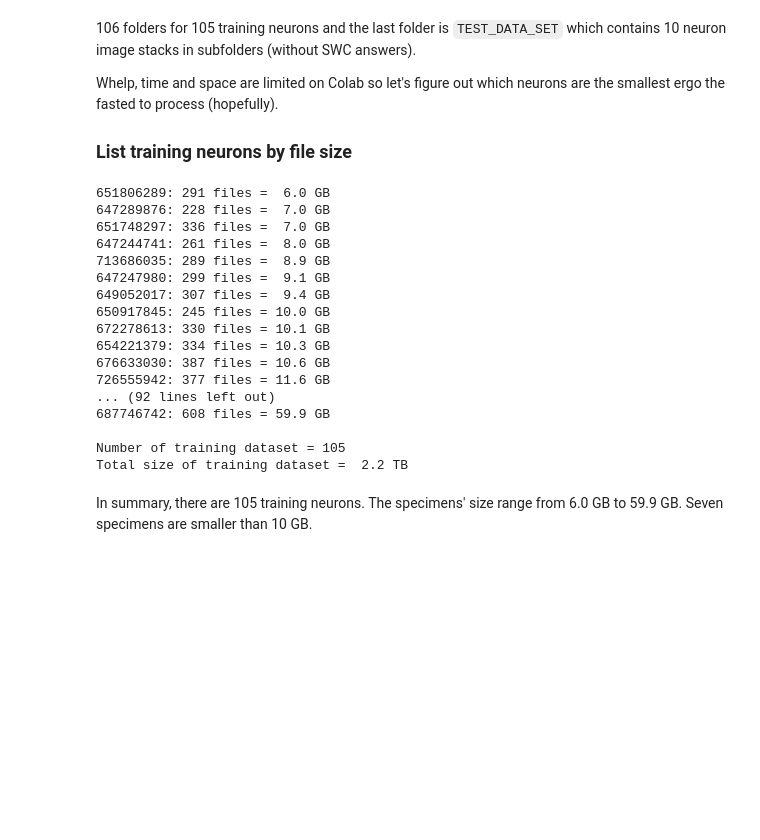
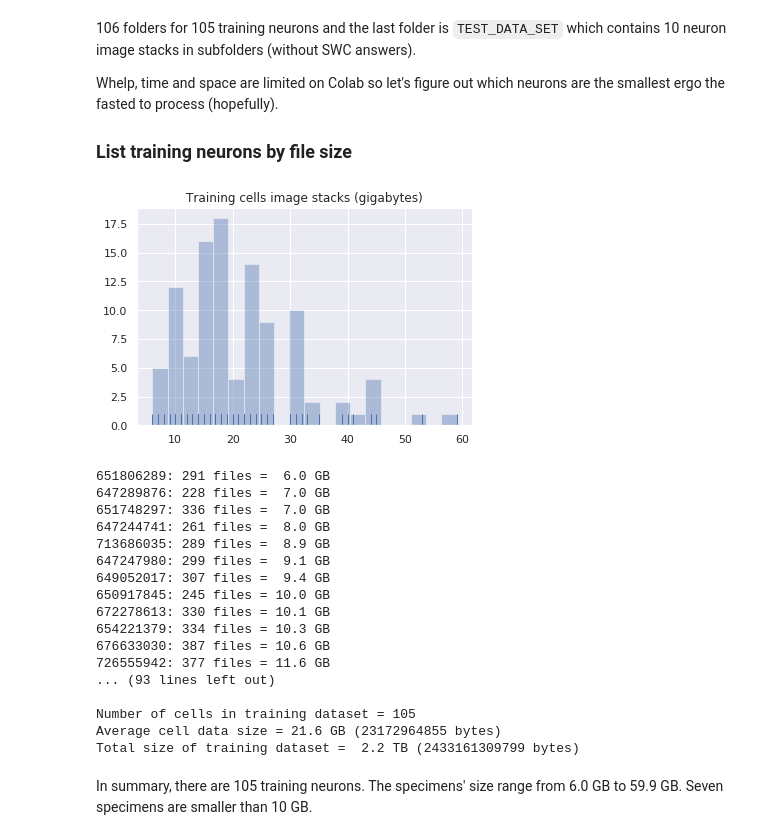
Before and after one commit to reconstrue/brightfield, a Jupyter notebook: dataset_manifest.ipynb, the cells around one changed output. Saved outputs shown, nothing was run; the diff lists cells and outputs as text; code cells hidden in the pictures; blank space fills up the shorter version.

Commit message:
Adds histograms. Double check file size total.

```diff
--- a/dataset_manifest.ipynb
+++ b/dataset_manifest.ipynb
@@ -93,8 +93,12 @@ The data is stored on Wasabi Cloud Storage, which mimics the AWS S3 APIs, so AWS
 import boto3
 import json
 import os
+import numpy as np
+import seaborn as sns
 import time
 from IPython.display import HTML, display
+
+sns.set(color_codes=True)
 # %%
 # A Colab progress bar
 
@@ -113,5 +119,6 @@ def progress(value, max=100):
 # %%
-# Tweaked out https://stackoverflow.com/a/49361727 or https://stackoverflow.com/a/14822210
+# Tweaked out code via https://stackoverflow.com/a/49361727 and https://stackoverflow.com/a/14822210
+# TODO: test this. 2.5 vs. 2.7 TB was seen?
 def format_bytes(size):
     # 2**10 = 1024
     power = 2**10
@@ -140,6 +147,10 @@ print( "Total root subfolders = " + str(sum(1 for _ in result.get('CommonPrefixe
 
 # Walk the dataset file system. First the 105 training TIFF stacks, with SWCs
 
+# TODO: kill this off once find bug. [What bug, damnit]
+total_bytes_in_training_specimens = 0
+total_files_in_training_cells = 0
+
 # Set up a progress indicator for this slow task:
 progressIndicator = display(progress(0, 100), display_id=True)
 progressIndicator_count = 0
@@ -160,11 +171,13 @@ for o in result.get('CommonPrefixes'):
   swc_key = None
   for s3_object in bucket.objects.filter(Prefix = a_prefix):
     # print(s3_object.key + "= " + str(s3_object.size))
+    total_files_in_training_cells += 1
     if not s3_object.key.endswith(".swc"):
       if s3_object.key != a_prefix:
         # if == it's the directory itself, not a file in it so ignore
         imagestack.append(s3_object.key)
         imagestack_bytes += s3_object.size
+        total_bytes_in_training_specimens += s3_object.size
     else:
       swc_key = s3_object.key
 
@@ -172,12 +185,9 @@ for o in result.get('CommonPrefixes'):
     specimen_id = a_prefix[:-1] # get rid of trailing /
     training_neurons[specimen_id] = {"prefix": a_prefix, "swc": swc_key, "imagestack": imagestack, "size": imagestack_bytes}
 
-print( "# training neurons mapped: " + str(len(training_neurons)))
-
-#for a_neuron_name in training_neurons:
-#  a_neuron = training_neurons[a_neuron_name]
-#  fileSize, fileUnits = format_bytes(a_neuron["size"])
-#  print(a_neuron_name + ": " + str(len(a_neuron["imagestack"])) + " files = " + '{:4.1f}'.format(fileSize) + " " + fileUnits )
+print("Training neurons mapped: " + str(len(training_neurons)))
+training_files_size, training_files_units = format_bytes(total_bytes_in_training_specimens)
+print("Summed file size of all training cells: %s %s (%d bytes, %d files)" %  ('{:4.1f}'.format(training_files_size), training_files_units, total_bytes_in_training_specimens, total_files_in_training_cells))
 # %% [output]
 Total root subfolders = 106. Mapping training image stacks, one at a time...
 106
@@ -189,7 +200,15 @@ Total root subfolders = 106. Mapping training image stacks, one at a time...
 Whelp, time and space are limited on Colab so let's figure out which neurons are the smallest ergo the fasted to process (hopefully).
 
 ### List training neurons by file size
+# %%
+# bitwize shift 30 converts bytes to gigabytes
+training_cell_sizes = np.array([cell["size"]>>30 for cell in training_neurons.values()])
+sizes_histogram = sns.distplot(training_cell_sizes, bins=20, kde=False, rug=True).set_title("Training cells image stacks (gigabytes)")
+# %% [output]
+[figure, added]
 # %%
+# List cell sorted by fileset size (z-stack and SWC), plus averages and total
+
 def sizer(x):
   return training_neurons[x]["size"]
 
@@ -204,9 +223,13 @@ for a_neuron_name in size_sorted:
   total_bytes_in_training_dataset += a_neuron["size"]
   print(a_neuron_name + ": " + str(len(a_neuron["imagestack"])) + " files = " + '{:4.1f}'.format(fileSize) + " " + fileUnits )
 
-fileSize, fileUnits = format_bytes(total_bytes_in_training_dataset)
-print("\nNumber of training dataset = %d" % total_training_specimens)
-print("Total size of training dataset = " + '{:4.1f}'.format(fileSize) + " " + fileUnits )
+average_specimen_size = total_bytes_in_training_dataset / total_training_specimens
+average_size, averages_unit = format_bytes(average_specimen_size)
+
+total_file_size, total_file_unit = format_bytes(total_bytes_in_training_dataset)
+print("\nNumber of cells in training dataset = %d" % total_training_specimens)
+print("Average cell data size = " + '{:4.1f}'.format(average_size) + " " + averages_unit + " (" + str(int(average_specimen_size)) + " bytes)")
+print("Total size of training dataset = " + '{:4.1f}'.format(total_file_size) + " " + total_file_unit + " (" + str(total_bytes_in_training_dataset) + " bytes)")
 # %% [output]
 651806289: 291 files =  6.0 GB
 647289876: 228 files =  7.0 GB
@@ -220,11 +243,11 @@ print("Total size of training dataset = " + '{:4.1f}'.format(fileSize) + " " + f
 654221379: 334 files = 10.3 GB
 676633030: 387 files = 10.6 GB
 726555942: 377 files = 11.6 GB
-... (92 lines left out)
-687746742: 608 files = 59.9 GB
+... (93 lines left out)
 
-Number of training dataset = 105
-Total size of training dataset =  2.2 TB
+Number of cells in training dataset = 105
+Average cell data size = 21.6 GB (23172964855 bytes)
+Total size of training dataset =  2.2 TB (2433161309799 bytes)
 # %% [markdown]
 In summary, there are 105 training neurons. The specimens' size range from 6.0 GB to 59.9 GB. Seven specimens are smaller than 10 GB.
 # %% [markdown]
```
Also changed, not shown: parts of 13 cells of this notebook.
